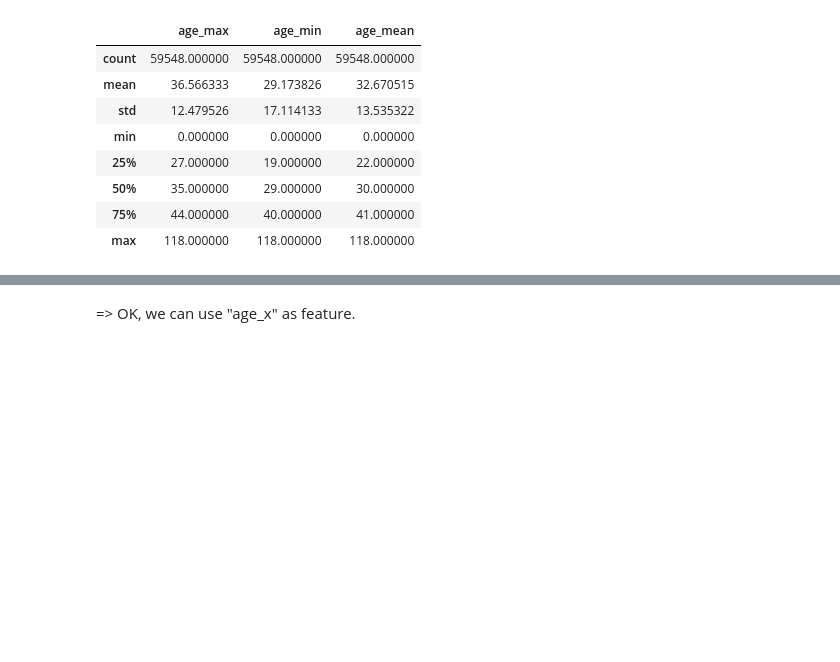
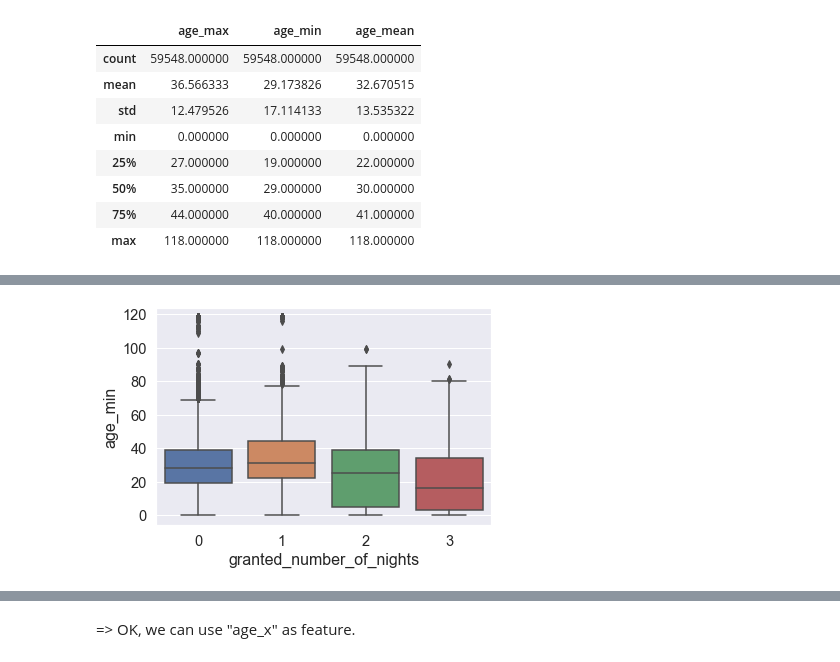
Before and after one commit to jeugregg/data-science-test, a Jupyter notebook: 01_Exploration_Data.ipynb, the cells around one changed output, grey strips where cells are left out. Saved outputs shown, nothing was run; the diff lists cells and outputs as text; code cells hidden in the pictures; blank space fills up the shorter version.

```diff
--- a/01_Exploration_Data.ipynb
+++ b/01_Exploration_Data.ipynb
@@ -2477,0 +2616,5 @@ requests_test = df_test.copy()
+# %%
+ax = sns.boxplot(x="granted_number_of_nights", y="age_min",
+                 data=requests_train)
+# %% [output]
+[figure, added]
```
Also changed, not shown: parts of 121 cells of this notebook, 3 other files.
